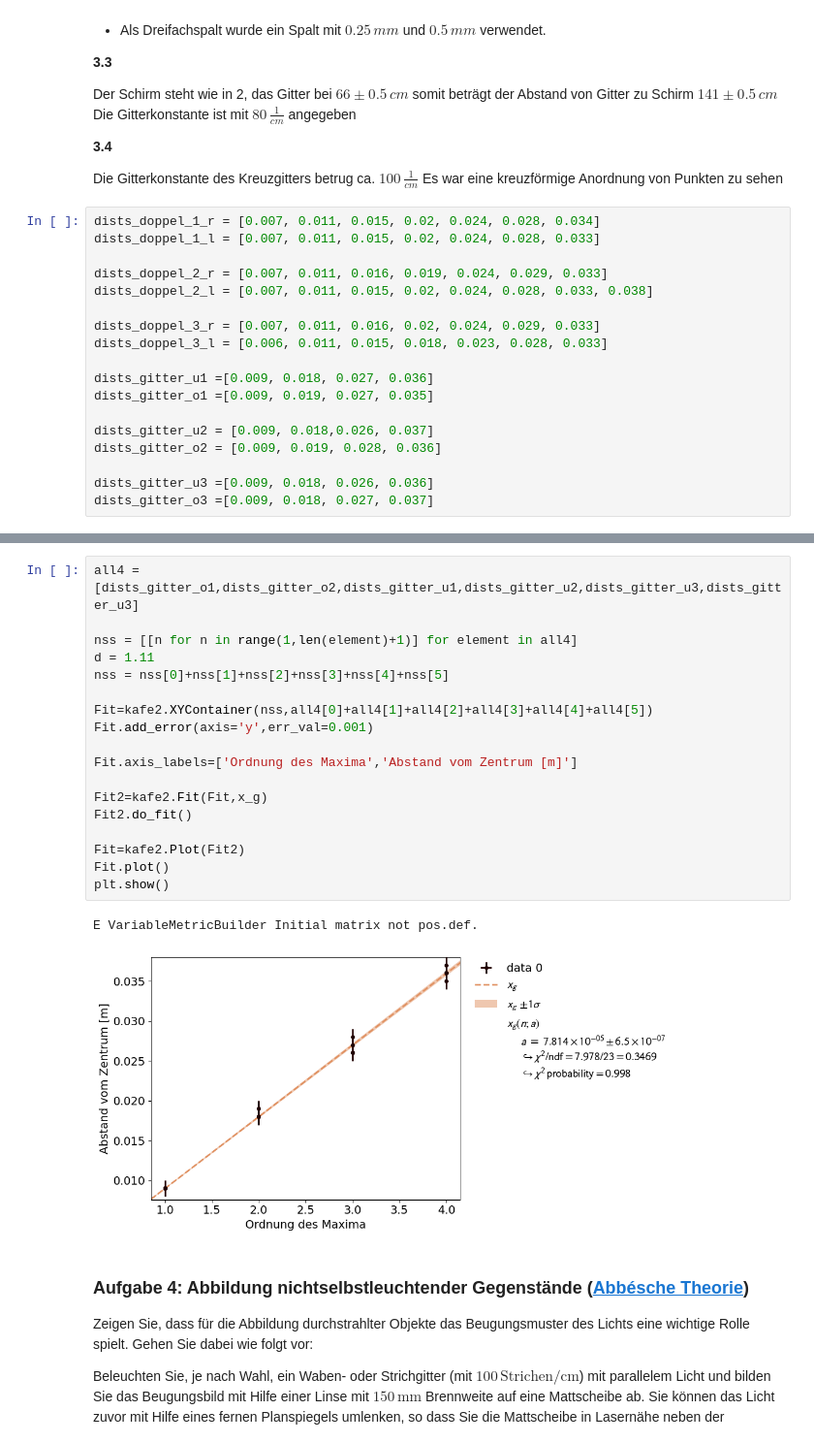
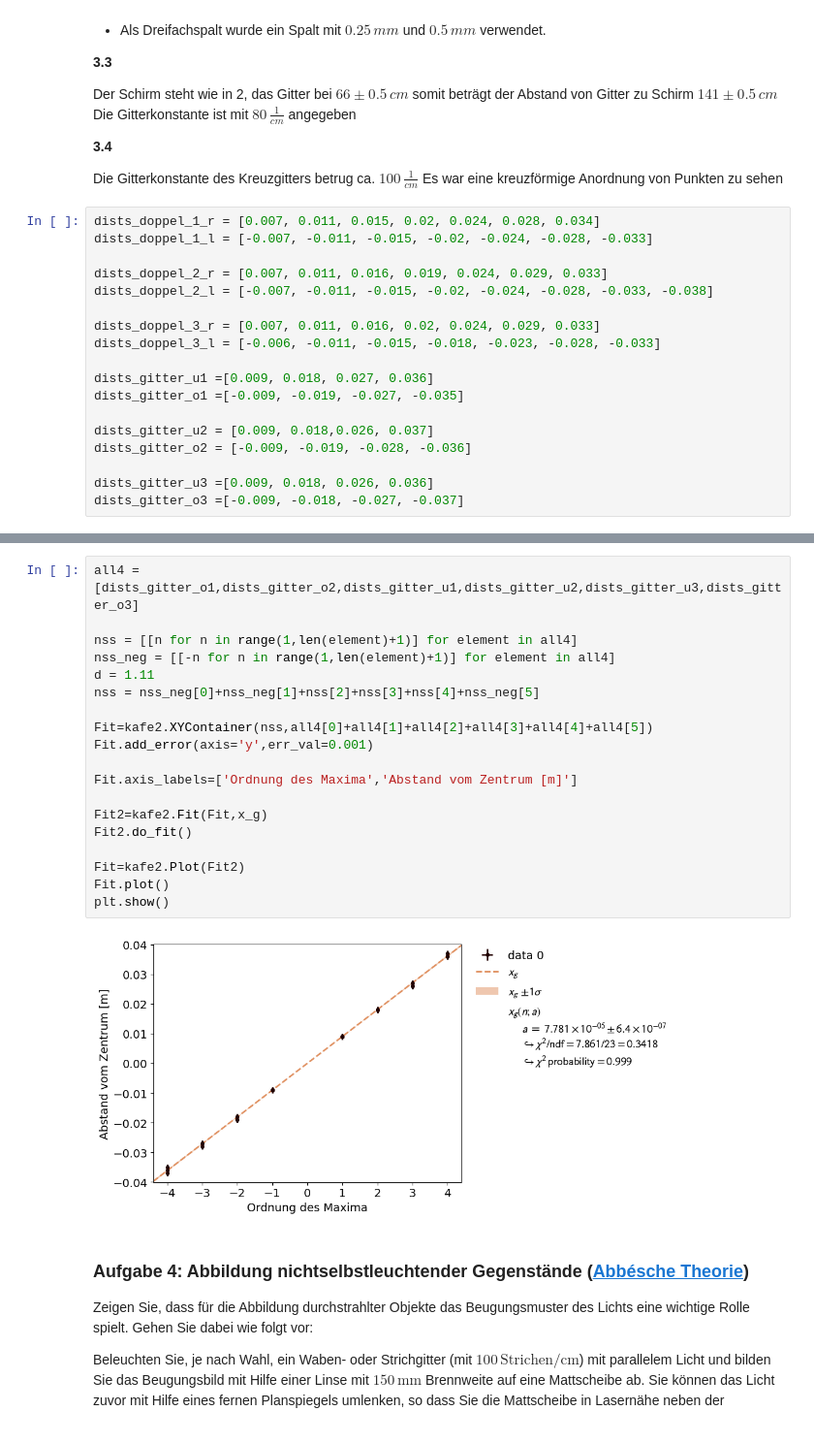
Before and after one commit to HerbertderGrosse/P2-sose-2024, a Jupyter notebook: Laser_Optik_Teil_A/Laser-Optik_Teil_A_Raphi.ipynb, the cells around one changed output, grey strips where cells are left out. Shown: that part at 97% size. Drawn from its saved outputs; the diff is of its cells as text.

```diff
--- a/Laser_Optik_Teil_A/Laser-Optik_Teil_A_Raphi.ipynb
+++ b/Laser_Optik_Teil_A/Laser-Optik_Teil_A_Raphi.ipynb
@@ -385,22 +385,22 @@ Die Gitterkonstante des Kreuzgitters betrug ca. $100\,\frac{1}{cm}$
 Es war eine kreuzförmige Anordnung von Punkten zu sehen
 # %%
 dists_doppel_1_r = [0.007, 0.011, 0.015, 0.02, 0.024, 0.028, 0.034]
-dists_doppel_1_l = [0.007, 0.011, 0.015, 0.02, 0.024, 0.028, 0.033]
+dists_doppel_1_l = [-0.007, -0.011, -0.015, -0.02, -0.024, -0.028, -0.033]
 
 dists_doppel_2_r = [0.007, 0.011, 0.016, 0.019, 0.024, 0.029, 0.033]
-dists_doppel_2_l = [0.007, 0.011, 0.015, 0.02, 0.024, 0.028, 0.033, 0.038]
+dists_doppel_2_l = [-0.007, -0.011, -0.015, -0.02, -0.024, -0.028, -0.033, -0.038]
 
 dists_doppel_3_r = [0.007, 0.011, 0.016, 0.02, 0.024, 0.029, 0.033]
-dists_doppel_3_l = [0.006, 0.011, 0.015, 0.018, 0.023, 0.028, 0.033]
+dists_doppel_3_l = [-0.006, -0.011, -0.015, -0.018, -0.023, -0.028, -0.033]
 
 dists_gitter_u1 =[0.009, 0.018, 0.027, 0.036]
-dists_gitter_o1 =[0.009, 0.019, 0.027, 0.035]
+dists_gitter_o1 =[-0.009, -0.019, -0.027, -0.035]
 
 dists_gitter_u2 = [0.009, 0.018,0.026, 0.037]
-dists_gitter_o2 = [0.009, 0.019, 0.028, 0.036]
+dists_gitter_o2 = [-0.009, -0.019, -0.028, -0.036]
 
 dists_gitter_u3 =[0.009, 0.018, 0.026, 0.036]
-dists_gitter_o3 =[0.009, 0.018, 0.027, 0.037]
+dists_gitter_o3 =[-0.009, -0.018, -0.027, -0.037]
 # %%
 d = 1.41
 
@@ -425,24 +426,24 @@ plt.show()
 # %%
-all4 = [dists_gitter_o1,dists_gitter_o2,dists_gitter_u1,dists_gitter_u2,dists_gitter_u3,dists_gitter_u3]
+all4 = [dists_gitter_o1,dists_gitter_o2,dists_gitter_u1,dists_gitter_u2,dists_gitter_u3,dists_gitter_o3]
 
 nss = [[n for n in range(1,len(element)+1)] for element in all4]
+nss_neg = [[-n for n in range(1,len(element)+1)] for element in all4]
 d = 1.11
-nss = nss[0]+nss[1]+nss[2]+nss[3]+nss[4]+nss[5]
+nss = nss_neg[0]+nss_neg[1]+nss[2]+nss[3]+nss[4]+nss_neg[5]
 
 Fit=kafe2.XYContainer(nss,all4[0]+all4[1]+all4[2]+all4[3]+all4[4]+all4[5])
 Fit.add_error(axis='y',err_val=0.001)
 
 Fit.axis_labels=['Ordnung des Maxima','Abstand vom Zentrum [m]']
 
 Fit2=kafe2.Fit(Fit,x_g)
 Fit2.do_fit()
 
 Fit=kafe2.Plot(Fit2)
 Fit.plot()
 plt.show()
 # %% [output]
-E VariableMetricBuilder Initial matrix not pos.def.
-[figure, old version]
+[figure, new version]
 # %% [markdown]
 ### **Aufgabe 4: Abbildung nichtselbstleuchtender Gegenstände ([Abbésche Theorie](https://de.wikipedia.org/wiki/Auflösung_(Mikroskopie)#Abbe-Limit))**
 
```
Also changed, not shown: parts of 10 cells of this notebook, 3 other files.
